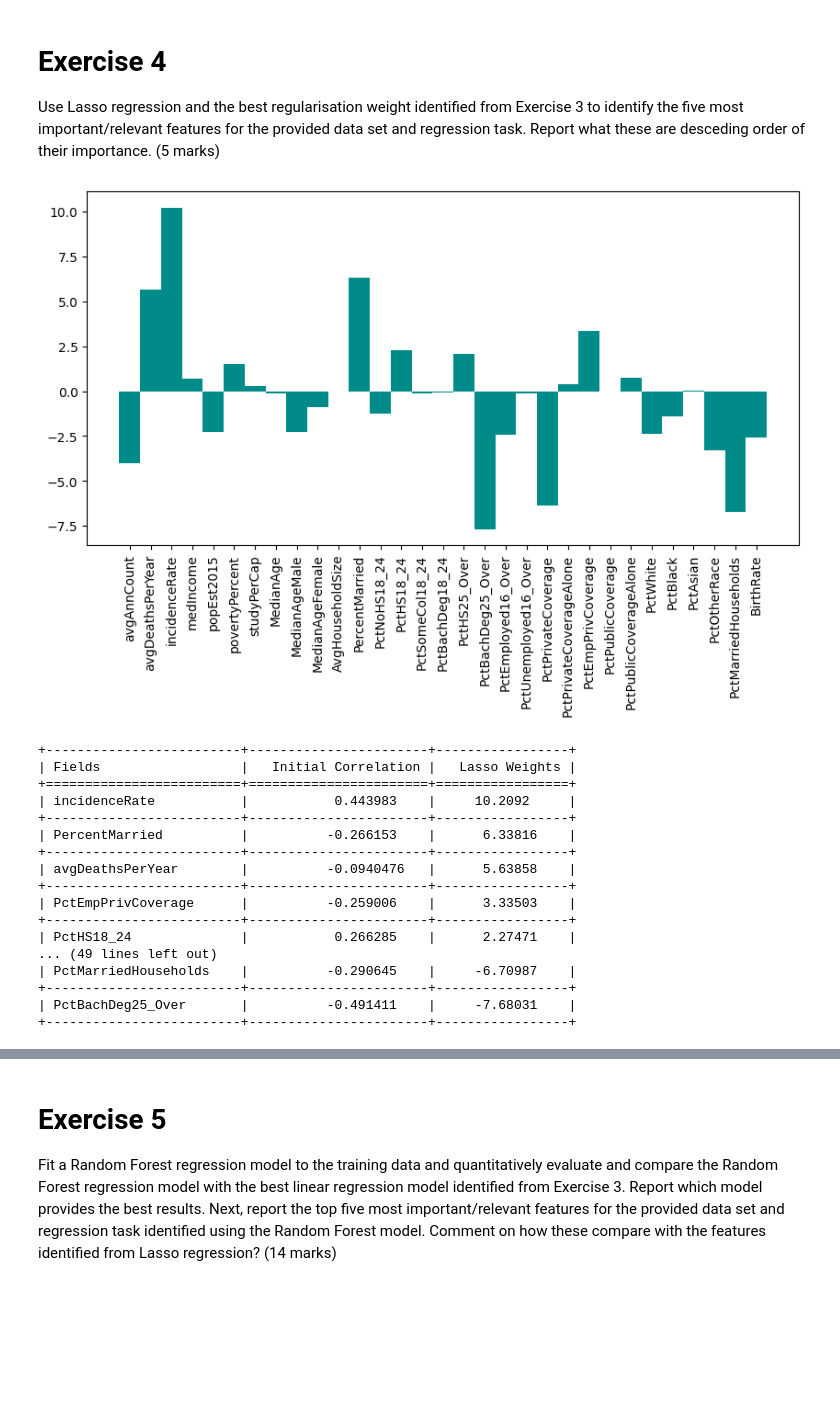
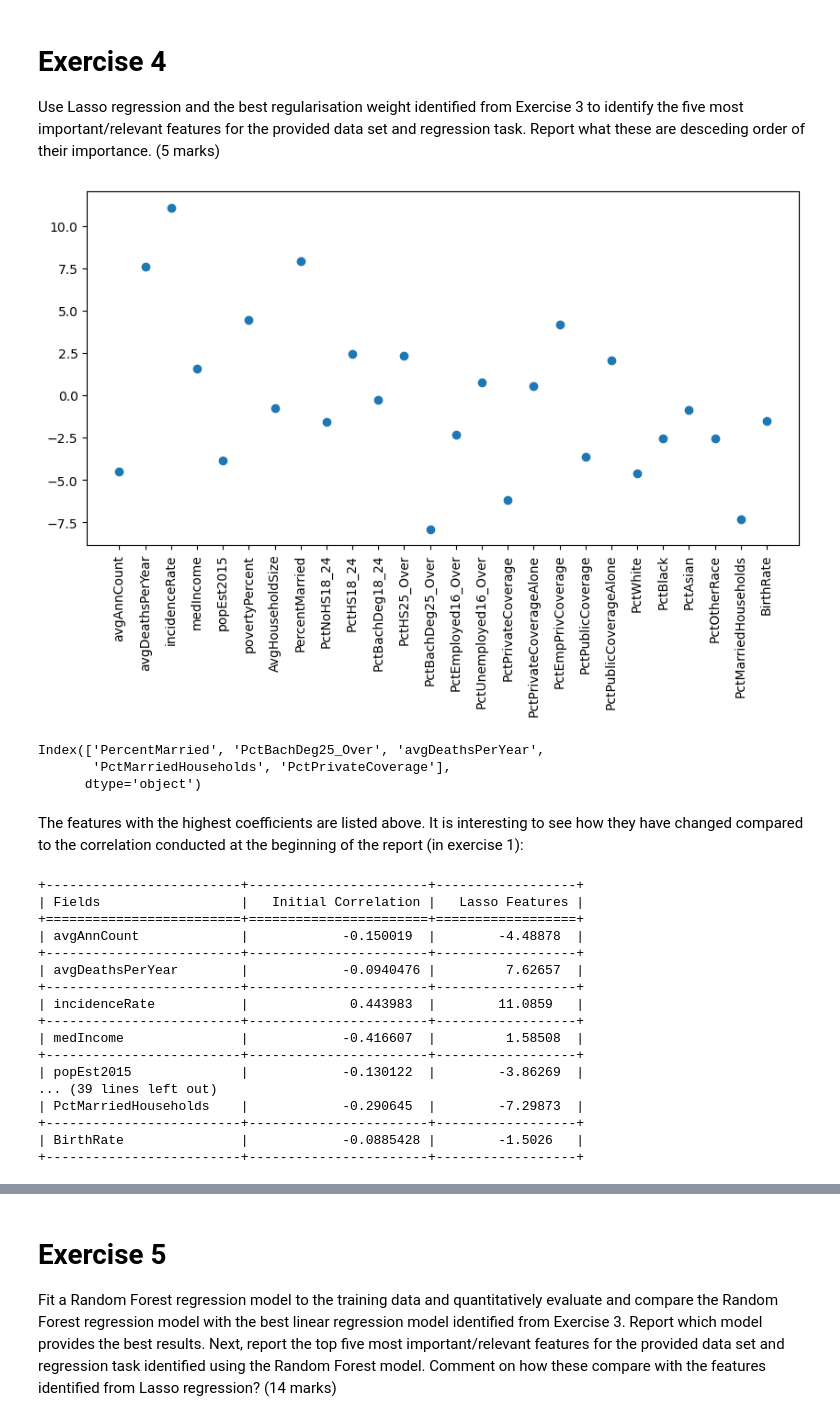
Before and after one commit to AlexandraPosta/machie-learning-pipeline, a Jupyter notebook: COMP3611_Coursework_Assessment.ipynb, the cells around one changed output, grey strips where cells are left out. Drawn from its saved outputs; the diff is of its cells as text; code cells hidden in the pictures; blank space fills up the shorter version.

```diff
--- a/COMP3611_Coursework_Assessment.ipynb
+++ b/COMP3611_Coursework_Assessment.ipynb
@@ -462,44 +543,48 @@ In the exercise, a linear, lasso and ridge regression models were fit to the can
 # **Exercise 4**
 
 Use Lasso regression and the best regularisation weight identified from Exercise 3 to identify the five most important/relevant features for the provided data set and regression task. Report what these are desceding order of their importance. (5 marks)
-# %%
-x = list(data_train.columns)
-y = list(lasso.coef_)
-
-fig = plt.figure(figsize = (10, 5))
-plt.bar(x, y, width = 1, color = plot_color)
-plt.xticks(rotation='vertical')
-plt.show()
-# %% [output]
-[figure, removed]
+# %%
+plt.figure(figsize = (10, 5))
+plt.plot(data_train.columns, lasso.coef_,   linestyle='none', marker='o', label='Lasso')
+plt.xticks(rotation = 90)
+plt.show()
+# %% [output]
+[figure, added]
+# %%
+features = pd.Series(lasso.coef_, data_train.columns)
+
+highest_weights = features.abs().sort_values(ascending=False)[1:6].index
+print(highest_weights)
+# %% [output]
+Index(['PercentMarried', 'PctBachDeg25_Over', 'avgDeathsPerYear',
+       'PctMarriedHouseholds', 'PctPrivateCoverage'],
+      dtype='object')
+# %% [markdown]
+The features with the highest coefficients are listed above. It is interesting to see how they have changed compared to the correlation conducted at the beginning of the report (in exercise 1):
 # %%
-comparison_table = []
-comparison_head = ["Fields", "Initial Correlation", "Lasso Weights"]
-weights = pd.Series(y, x)
+coef_table = []
+coef_head = ["Fields", "Initial Correlation", "Lasso Features"]
+weights = pd.Series(lasso.coef_, data_train.columns)
 
-for field in x:
-    comparison_table.append([field, correlation[field], weights[field]])
+for field in data_train.columns:
+    coef_table.append([field, correlation[field], weights[field]])
 
-#table = sorted(comparison_table, key=lambda k: float(k[2]), reverse=True)
-
-table = comparison_table.sort_values(ascending=False, key=abs)
-
-print(tabulate(table, headers=comparison_head, tablefmt="grid"))
+print(tabulate(coef_table, headers=coef_head, tablefmt="grid"))
 # %% [output]
-+-------------------------+-----------------------+-----------------+
-| Fields                  |   Initial Correlation |   Lasso Weights |
-+=========================+=======================+=================+
-| incidenceRate           |           0.443983    |     10.2092     |
-+-------------------------+-----------------------+-----------------+
-| PercentMarried          |          -0.266153    |      6.33816    |
-+-------------------------+-----------------------+-----------------+
-| avgDeathsPerYear        |          -0.0940476   |      5.63858    |
-+-------------------------+-----------------------+-----------------+
-| PctEmpPrivCoverage      |          -0.259006    |      3.33503    |
-+-------------------------+-----------------------+-----------------+
-| PctHS18_24              |           0.266285    |      2.27471    |
-... (49 lines left out)
-| PctMarriedHouseholds    |          -0.290645    |     -6.70987    |
-+-------------------------+-----------------------+-----------------+
-| PctBachDeg25_Over       |          -0.491411    |     -7.68031    |
-+-------------------------+-----------------------+-----------------+
++-------------------------+-----------------------+------------------+
+| Fields                  |   Initial Correlation |   Lasso Features |
++=========================+=======================+==================+
+| avgAnnCount             |            -0.150019  |        -4.48878  |
++-------------------------+-----------------------+------------------+
+| avgDeathsPerYear        |            -0.0940476 |         7.62657  |
++-------------------------+-----------------------+------------------+
+| incidenceRate           |             0.443983  |        11.0859   |
++-------------------------+-----------------------+------------------+
+| medIncome               |            -0.416607  |         1.58508  |
++-------------------------+-----------------------+------------------+
+| popEst2015              |            -0.130122  |        -3.86269  |
+... (39 lines left out)
+| PctMarriedHouseholds    |            -0.290645  |        -7.29873  |
++-------------------------+-----------------------+------------------+
+| BirthRate               |            -0.0885428 |        -1.5026   |
++-------------------------+-----------------------+------------------+
```
Also changed, not shown: parts of 24 cells of this notebook.
